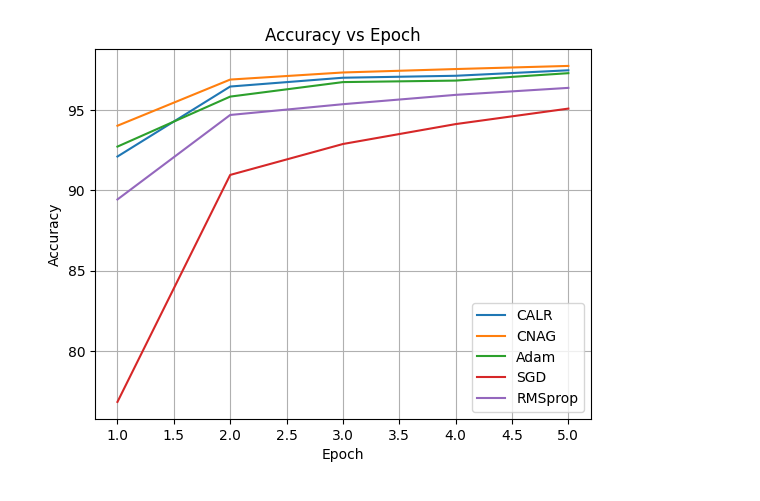
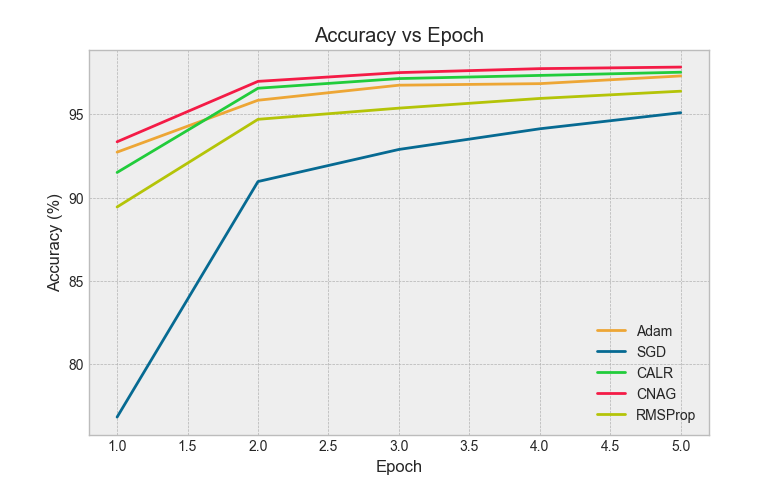
Before and after one commit to VishnuVardhanKasireddy/curvature-optimizer, a Jupyter notebook: notebooks/visualisation_mnist.ipynb, the cells around one changed output. Saved outputs shown, nothing was run; the diff lists cells and outputs as text; code cells hidden in the pictures.

```diff
--- a/notebooks/visualisation_mnist.ipynb
+++ b/notebooks/visualisation_mnist.ipynb
@@ -54,0 +30,4 @@ rms.head()
+# %%
+for name, df in data.items():
+    print(f"\n{name}")
+    display(df.head())
@@ -55,14 +78,13 @@ rms.head()
 # %%
 plt.figure()
-plt.plot(calr["epoch"], calr["loss"], label="CALR")
-plt.plot(cnag["epoch"], cnag["loss"], label="CNAG")
-plt.plot(adam["epoch"], adam["loss"], label="Adam")
-plt.plot(sgd["epoch"], sgd["loss"], label="SGD")
-plt.plot(rms["epoch"], rms["loss"], label="RMSprop")
+
+for name, df in data.items():
+    plt.plot(df["epoch"], df["loss"], label=name,color=colors.get(name, "black"))
+
 plt.xlabel("Epoch")
 plt.ylabel("Loss")
 plt.title("Loss vs Epoch")
 plt.legend()
-plt.grid()
+plt.grid(visible=True, which='both', axis='both')
 plt.show()
 # %% [output]
@@ -69,0 +92,14 @@ plt.show()
+# %%
+plt.figure()
+
+for name, df in data.items():
+    smooth_loss = df["loss"].rolling(window=3).mean()
+    plt.plot(df["epoch"], smooth_loss, label=name,color=colors.get(name,"black"))
+plt.axhline(y=0.1, linestyle='--', color='gray')
+plt.title("Smoothed Loss vs Epoch")
+plt.xlabel("Epoch")
+plt.ylabel("Loss")
+plt.legend()
+plt.grid(visible=True,which="both",axis="both")
+
+plt.show()
@@ -70,15 +108,14 @@ plt.show()
 # %%
 plt.figure()
-plt.plot(calr["epoch"], calr["accuracy"], label="CALR")
-plt.plot(cnag["epoch"], cnag["accuracy"], label="CNAG")
-plt.plot(adam["epoch"], adam["accuracy"], label="Adam")
-plt.plot(sgd["epoch"], sgd["accuracy"], label="SGD")
-plt.plot(rms["epoch"], rms["accuracy"], label="RMSprop")
+
+for name, df in data.items():
+    plt.plot(df["epoch"], df["accuracy"], label=name,color=colors.get(name,"black"))
+
 plt.xlabel("Epoch")
-plt.ylabel("Accuracy")
+plt.ylabel("Accuracy (%)")
 plt.title("Accuracy vs Epoch")
 plt.legend()
-plt.grid()
+plt.grid(visible=True, which='both', axis='both')
 plt.show()
 # %% [output]
-[figure, old version]
+[figure, new version]
```
Also changed, not shown: parts of 18 cells of this notebook, 3 other files.
